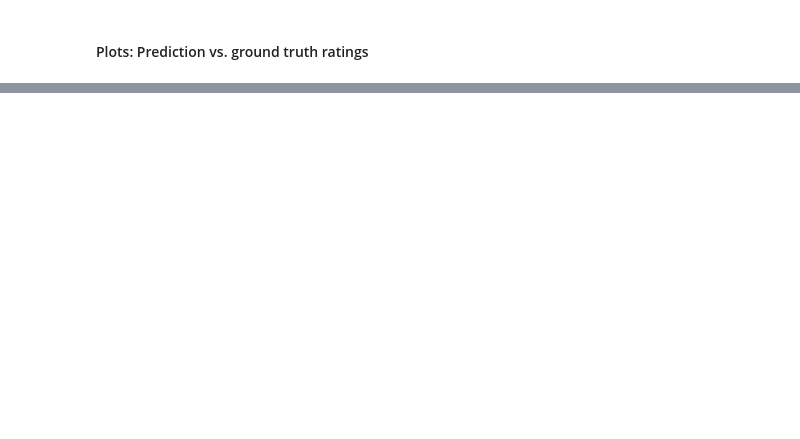
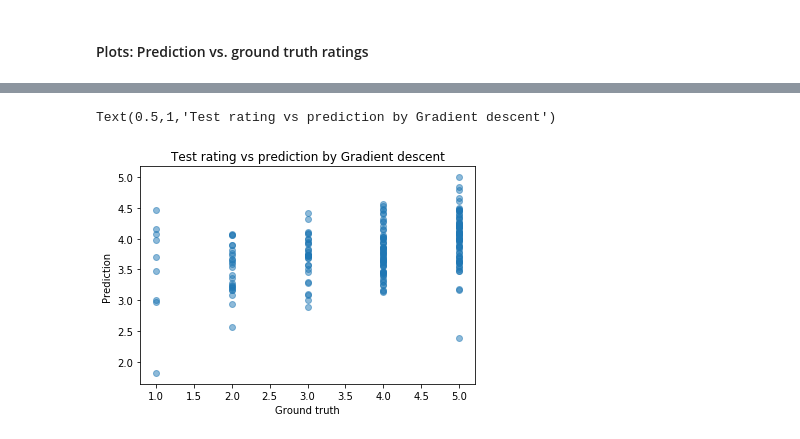
Before and after one commit to karimtemsah/Mining-Massive-datasets, a Jupyter notebook: task_02/task_02_rating_prediction.ipynb, the cells around one changed output, grey strips where cells are left out. Drawn from its saved outputs; the diff is of its cells as text; code cells hidden in the pictures; blank space fills up the shorter version.

```diff
--- a/task_02/task_02_rating_prediction.ipynb
+++ b/task_02/task_02_rating_prediction.ipynb
@@ -984,0 +1004,13 @@ Test RMSE of best gradient descent model: 1.110586965699066
+# %%
+
+### YOUR PLOTTING CODE HERE ###
+i = test_idx[0]
+j = test_idx[1]
+test_matrix_predicted = np.matmul(Q_g_sweep, P_g_sweep)[i, j] + user_means[i]
+plt.scatter(test_values, test_matrix_predicted, alpha=0.5)
+plt.xlabel('Ground truth')
+plt.ylabel('Prediction ')
+plt.title('Test rating vs prediction by Gradient descent')
+# %% [output]
+Text(0.5,1,'Test rating vs prediction by Gradient descent')
+[figure, added]
```
Also changed, not shown: parts of 9 cells of this notebook.
